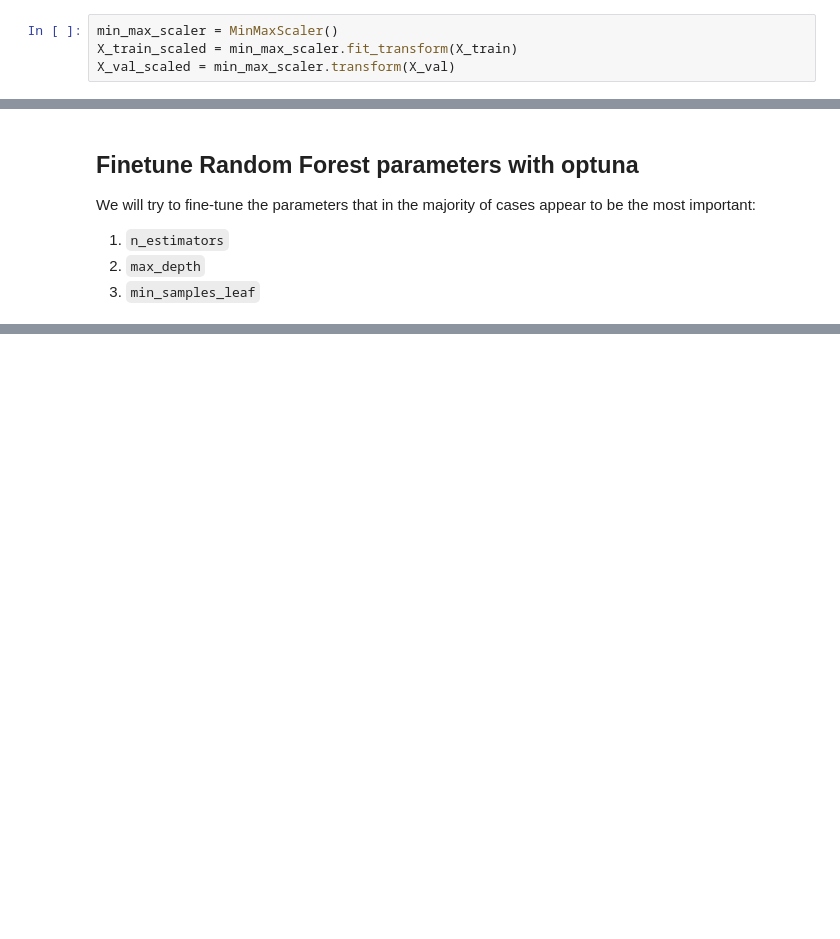
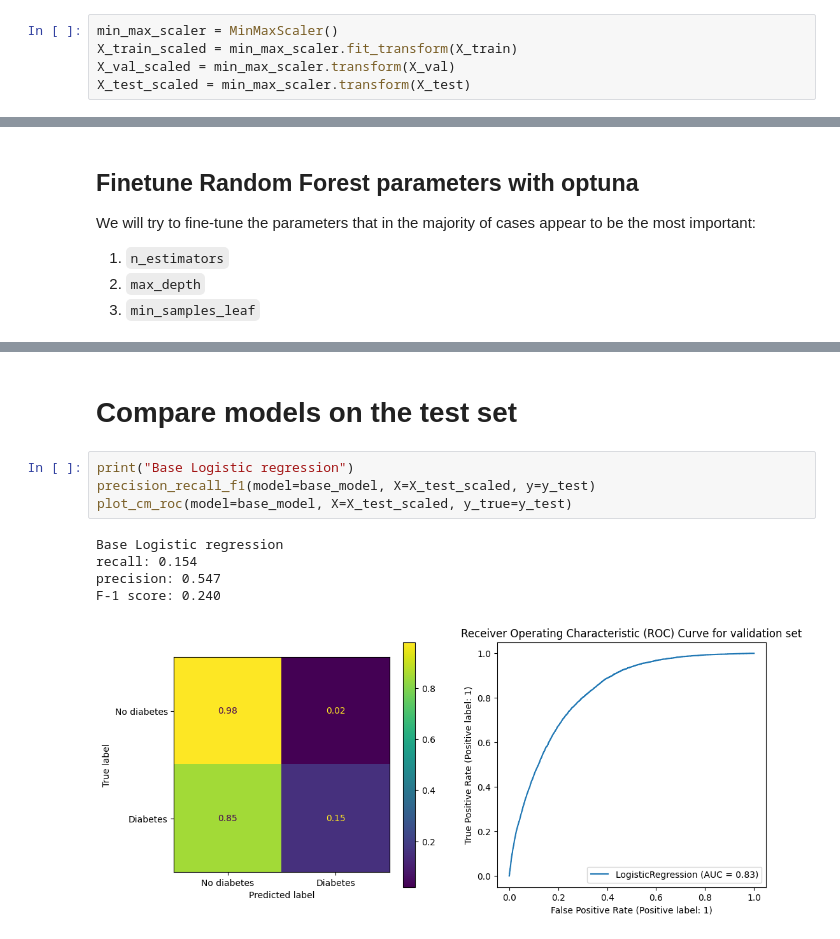
Before and after one commit to aaalexlit/ml_zoomcamp_midterm_cdc_diabetes, a Jupyter notebook: notebook.ipynb, the cells around one changed output, grey strips where cells are left out. Drawn from its saved outputs; the diff is of its cells as text; blank space fills up the shorter version.

```diff
--- a/notebook.ipynb
+++ b/notebook.ipynb
@@ -300,6 +302,7 @@ At least for the sake of convergence, features should be on the same scale for L
 min_max_scaler = MinMaxScaler()
 X_train_scaled = min_max_scaler.fit_transform(X_train)
 X_val_scaled = min_max_scaler.transform(X_val)
+X_test_scaled = min_max_scaler.transform(X_test)
 # %% [markdown]
 # Train Logistic Regression
 
@@ -619,0 +890,12 @@ plot_cm_roc(model=best_rf)
+# %% [markdown]
+# Compare models on the test set
+# %%
+print("Base Logistic regression")
+precision_recall_f1(model=base_model, X=X_test_scaled, y=y_test)
+plot_cm_roc(model=base_model, X=X_test_scaled, y_true=y_test)
+# %% [output]
+Base Logistic regression
+recall: 0.154
+precision: 0.547
+F-1 score: 0.240
+[figure, added]
```
Also changed, not shown: parts of 31 cells of this notebook.
